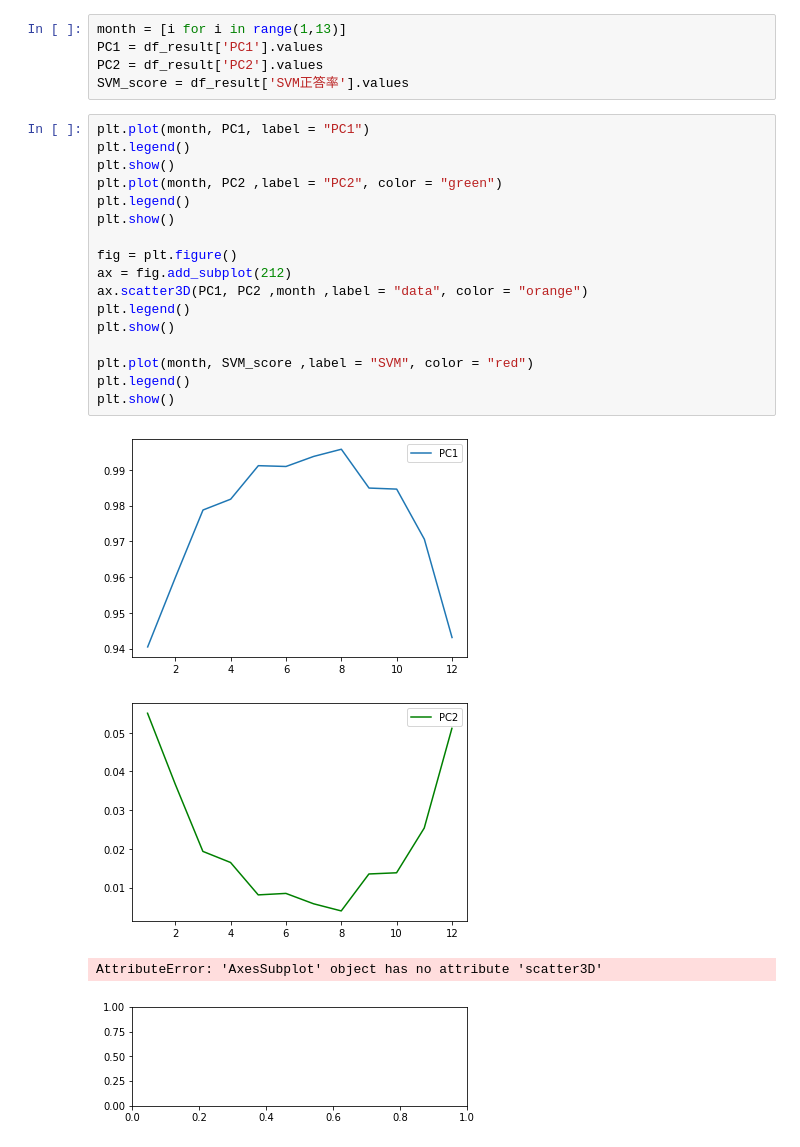
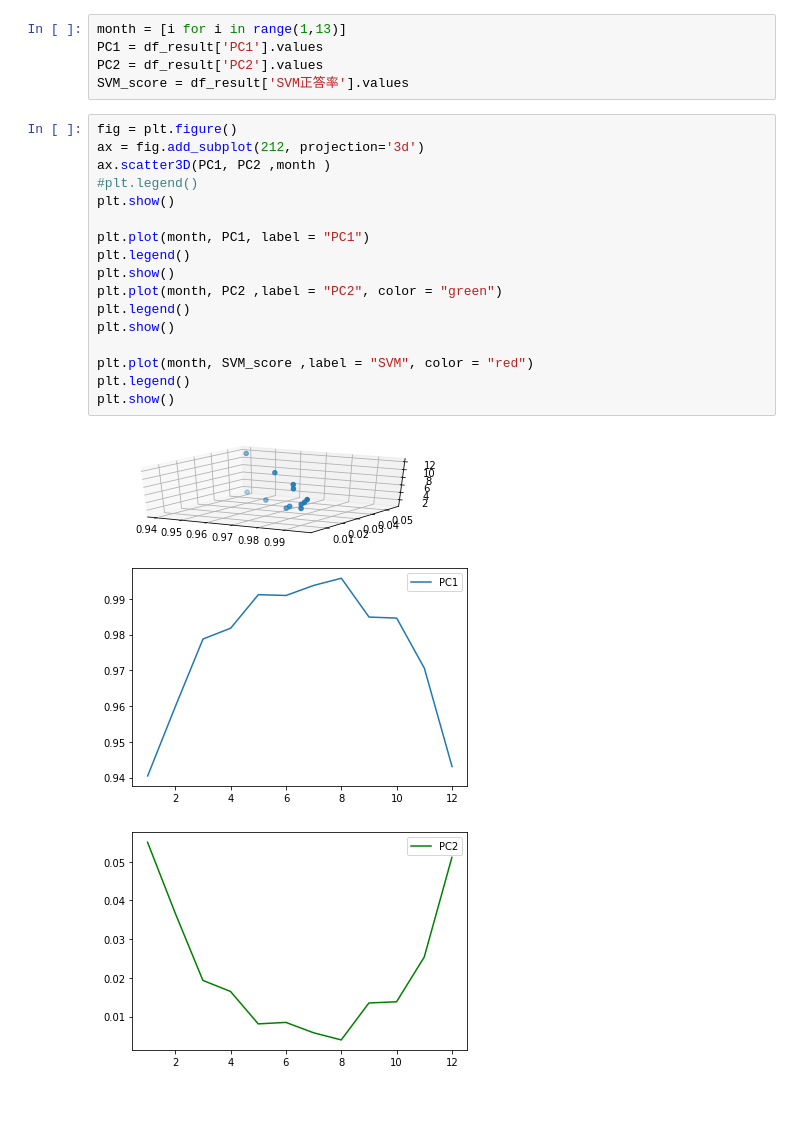
Before and after one commit to jabelic/Analysis_Nigata_rice, a Jupyter notebook: plotting_data_PCA_SVM.ipynb, the cells around one changed output. Drawn from its saved outputs; the diff is of its cells as text; blank space fills up the shorter version.

```diff
--- a/plotting_data_PCA_SVM.ipynb
+++ b/plotting_data_PCA_SVM.ipynb
@@ -27,24 +27,23 @@ PC1 = df_result['PC1'].values
 PC2 = df_result['PC2'].values
 SVM_score = df_result['SVM正答率'].values
 # %%
+fig = plt.figure()
+ax = fig.add_subplot(212, projection='3d')
+ax.scatter3D(PC1, PC2 ,month )
+#plt.legend()
+plt.show()
+
 plt.plot(month, PC1, label = "PC1")
 plt.legend()
 plt.show()
 plt.plot(month, PC2 ,label = "PC2", color = "green")
 plt.legend()
 plt.show()
 
-fig = plt.figure()
-ax = fig.add_subplot(212)
-ax.scatter3D(PC1, PC2 ,month ,label = "data", color = "orange")
-plt.legend()
-plt.show()
-
 plt.plot(month, SVM_score ,label = "SVM", color = "red")
 plt.legend()
 plt.show()
 # %% [output]
-[figure, old version]
+[figure, new version]
-[figure, old version]
+[figure, new version]
-AttributeError: 'AxesSubplot' object has no attribute 'scatter3D'
-[figure, old version]
+[figure, new version]
```
Also changed, not shown: parts of 1 cell of this notebook, 15 other files.
